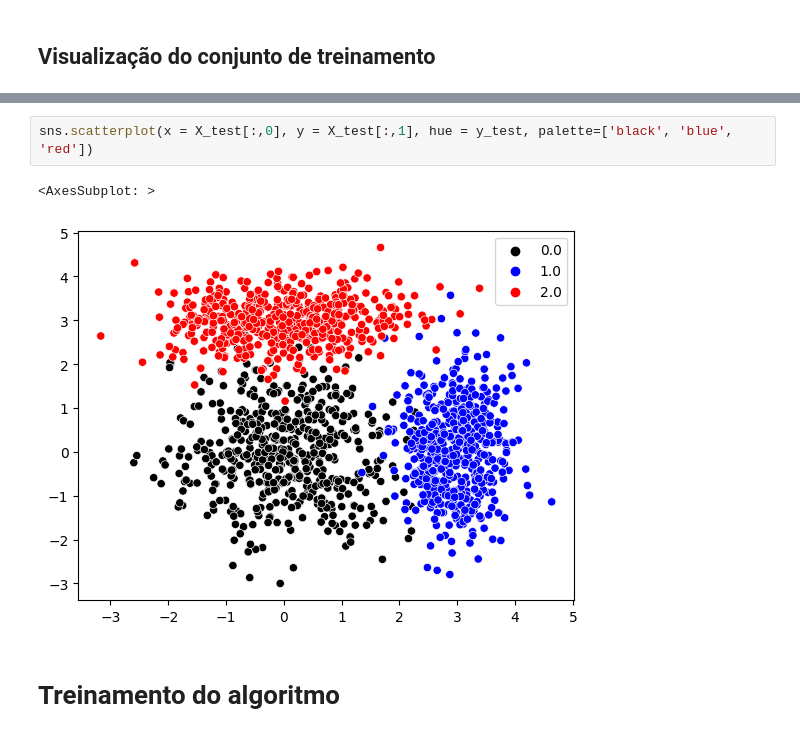
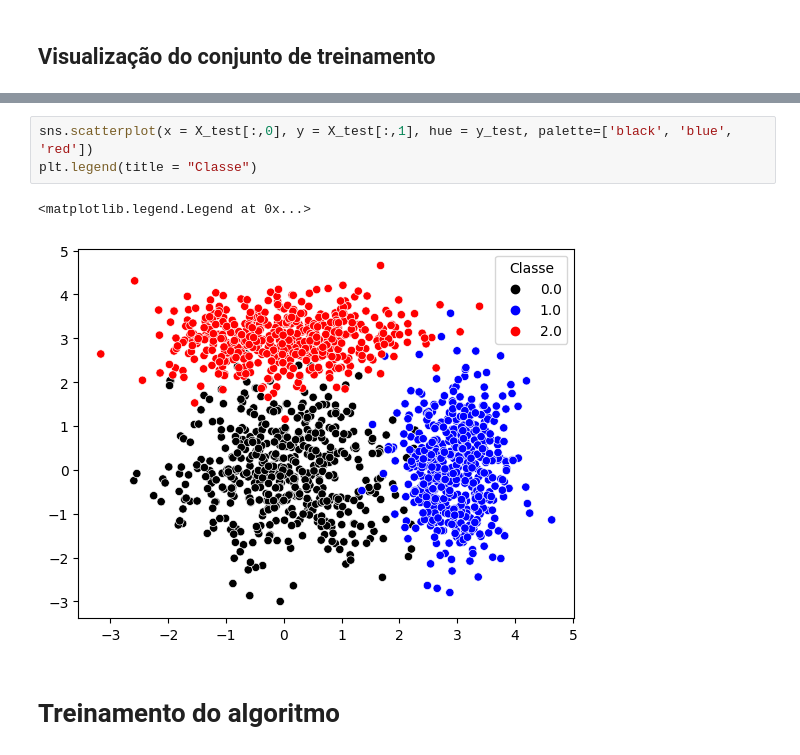
Before and after one commit to mvbdf/PyBCOPS, a Jupyter notebook: exemplo1.ipynb, the cells around one changed output, grey strips where cells are left out. Drawn from its saved outputs; the diff is of its cells as text.

```diff
--- a/exemplo1.ipynb
+++ b/exemplo1.ipynb
@@ -52,8 +56,9 @@ sns.scatterplot(x = X_train[:,0], y = X_train[:,1], hue = y_train, palette=['bla
 # %%
 sns.scatterplot(x = X_test[:,0], y = X_test[:,1], hue = y_test, palette=['black', 'blue', 'red'])
+plt.legend(title = "Classe")
 # %% [output]
-<AxesSubplot: >
+<matplotlib.legend.Legend at 0x...>
-[figure, old version]
+[figure, new version]
 # %% [markdown]
 # Treinamento do algoritmo
 # %% [markdown]
```
Also changed, not shown: parts of 18 cells of this notebook, 1 other file.
